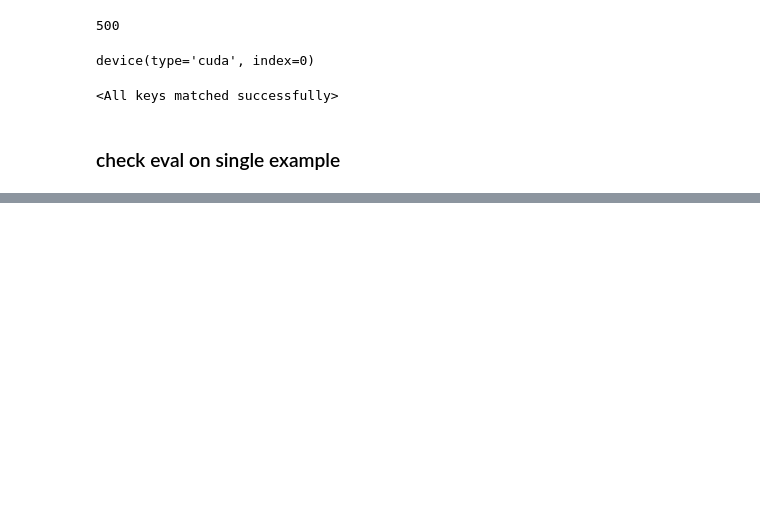
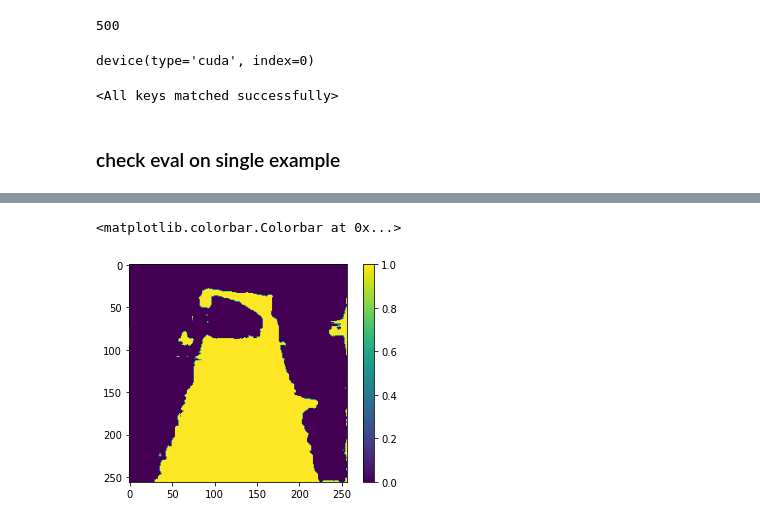
Before and after one commit to neuroailab/blog_ssap, a Jupyter notebook: notebooks/SSAP-eval.ipynb, the cells around one changed output, grey strips where cells are left out. Saved outputs shown, nothing was run; the diff lists cells and outputs as text; code cells hidden in the pictures; blank space fills up the shorter version.

```diff
--- a/notebooks/SSAP-eval.ipynb
+++ b/notebooks/SSAP-eval.ipynb
@@ -112,0 +356,8 @@ plt.show()
+# %%
+out = model(img.cuda())
+# %%
+viz(out[4][:,0:1] > 0.15)
+plt.colorbar()
+# %% [output]
+<matplotlib.colorbar.Colorbar at 0x...>
+[figure, added]
```
Also changed, not shown: parts of 17 cells of this notebook, 5 other files.
